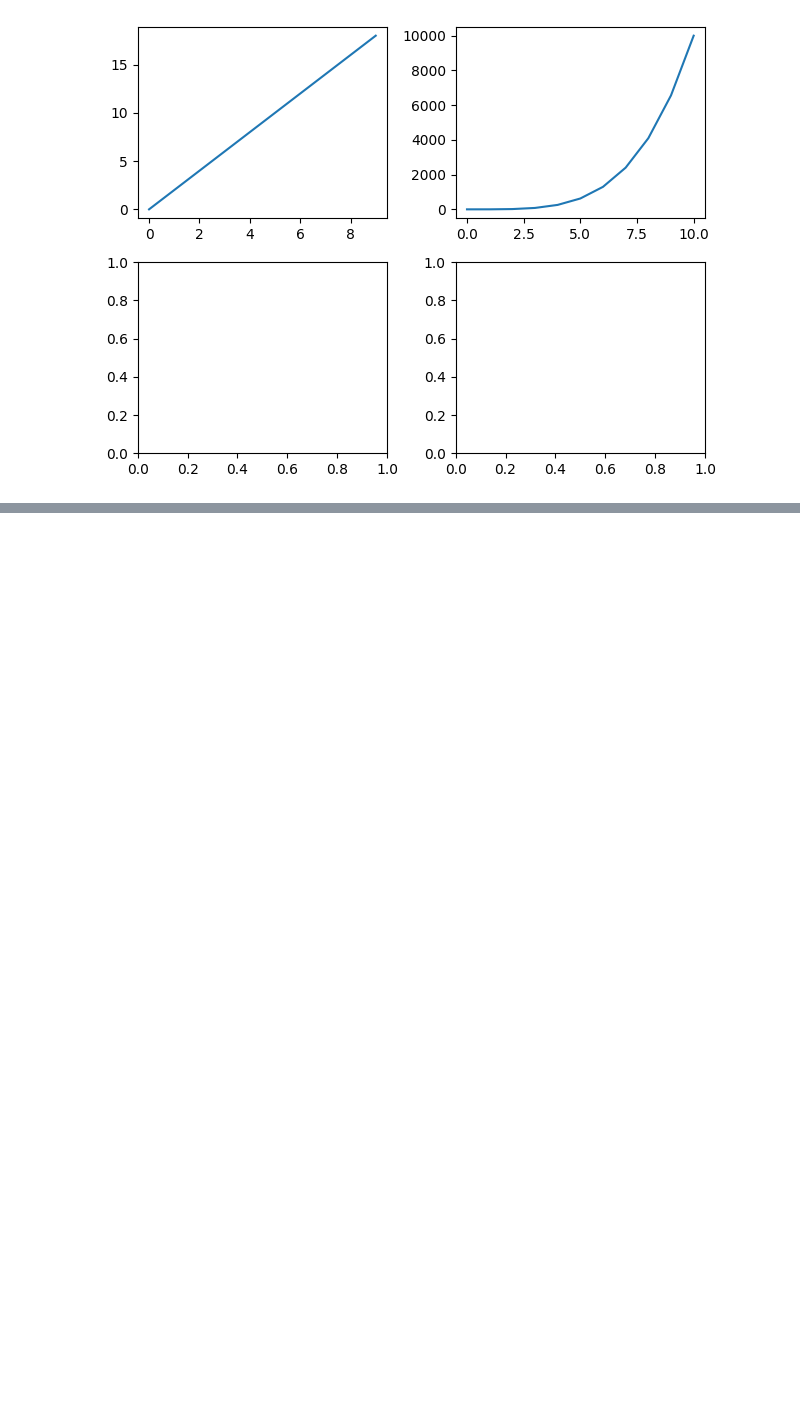
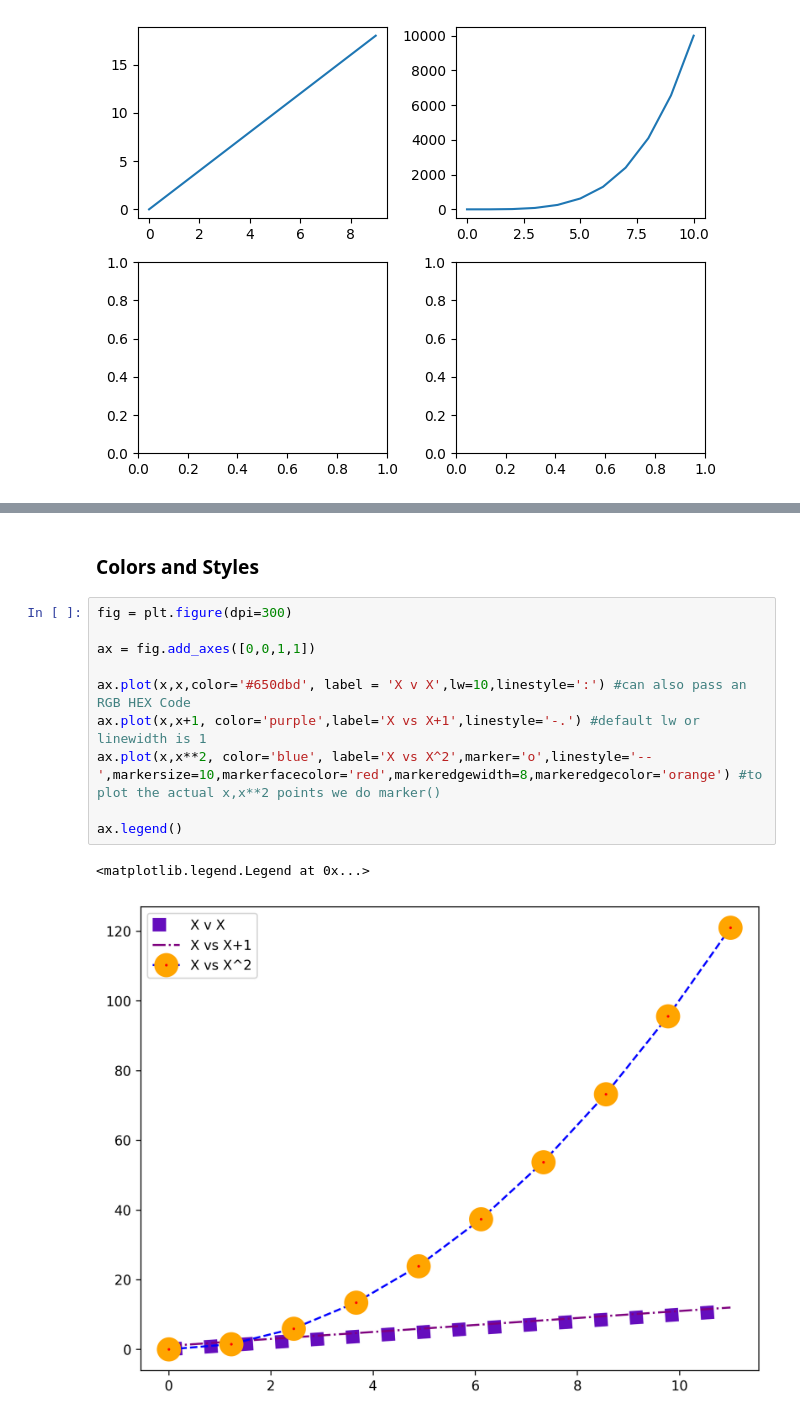
Before and after one commit to Daniel-Aguila/MLandDS, a Jupyter notebook: matplotlibBasics.ipynb, the cells around one changed output, grey strips where cells are left out. Cells and saved outputs as stored; diff of their text form; blank space fills up the shorter version.

```diff
--- a/matplotlibBasics.ipynb
+++ b/matplotlibBasics.ipynb
@@ -167,0 +181,15 @@ axes.shape
+# %% [markdown]
+<h3>Colors and Styles</h3>
+# %%
+fig = plt.figure(dpi=300)
+
+ax = fig.add_axes([0,0,1,1])
+
+ax.plot(x,x,color='#650dbd', label = 'X v X',lw=10,linestyle=':') #can also pass an RGB HEX Code
+ax.plot(x,x+1, color='purple',label='X vs X+1',linestyle='-.') #default lw or linewidth is 1
+ax.plot(x,x**2, color='blue', label='X vs X^2',marker='o',linestyle='--',markersize=10,markerfacecolor='red',markeredgewidth=8,markeredgecolor='orange') #to plot the actual x,x**2 points we do marker()
+
+ax.legend()
+# %% [output]
+<matplotlib.legend.Legend at 0x...>
+[figure, added]
```
Also changed, not shown: parts of 6 cells of this notebook.
